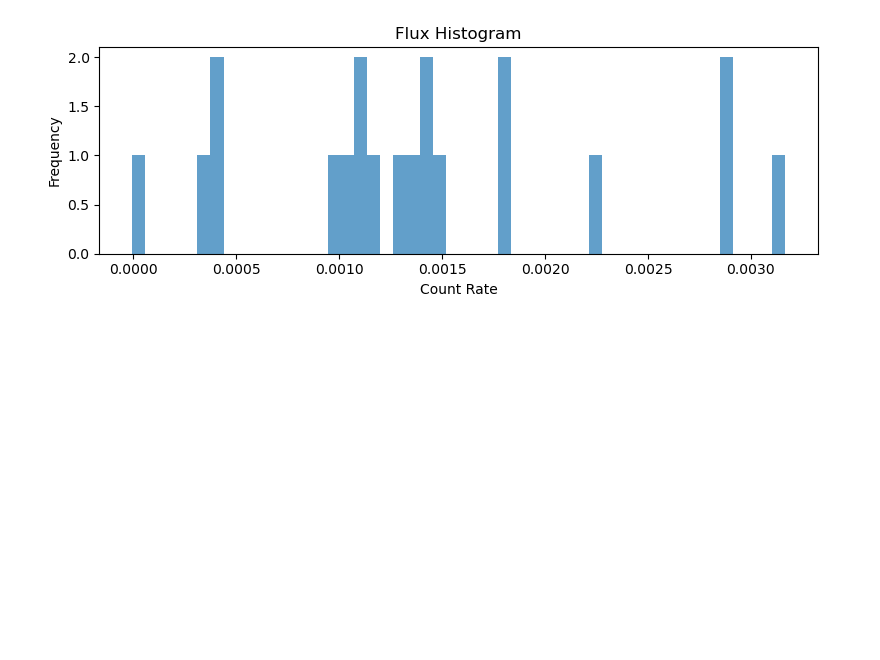
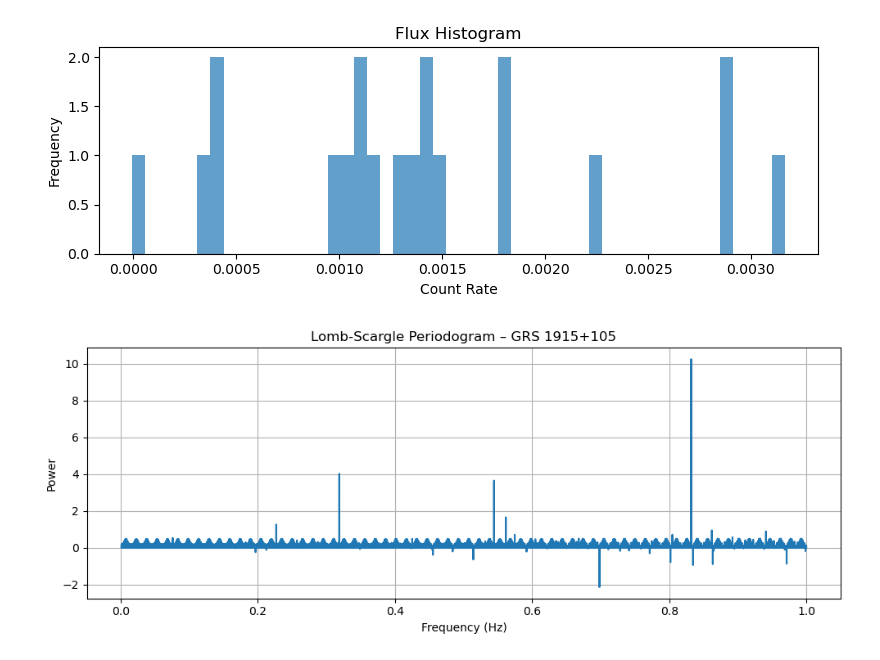
Before and after one commit to sravanth-space/ds_project, a Jupyter notebook: real_data.ipynb, the cells around one changed output. Drawn from its saved outputs; the diff is of its cells as text; code cells hidden in the pictures; blank space fills up the shorter version.

```diff
--- a/real_data.ipynb
+++ b/real_data.ipynb
@@ -262,3 +262,29 @@ plt.show()
 
 # Fit a Lorentzian to the PSD peak:
 # That's the standard way to confirm a QPO and estimate its centroid frequency and width (Q-factor).
+# %%
+from astropy.timeseries import LombScargle
+
+# Clean time and flux
+time_clean = time[valid]
+rate_clean = rate[valid]
+
+# Define frequency range
+min_freq = 0.001
+max_freq = 1.0
+frequency = np.linspace(min_freq, max_freq, 5000)
+
+# Compute Lomb-Scargle
+power = LombScargle(time_clean, rate_clean).power(frequency)
+
+# Plot
+plt.figure(figsize=(10, 4))
+plt.plot(frequency, power)
+plt.xlabel("Frequency (Hz)")
+plt.ylabel("Power")
+plt.title("Lomb-Scargle Periodogram – GRS 1915+105")
+plt.grid(True)
+plt.tight_layout()
+plt.show()
+# %% [output]
+[figure, added]
```
Also changed, not shown: parts of 4 cells of this notebook, 4 other files.
